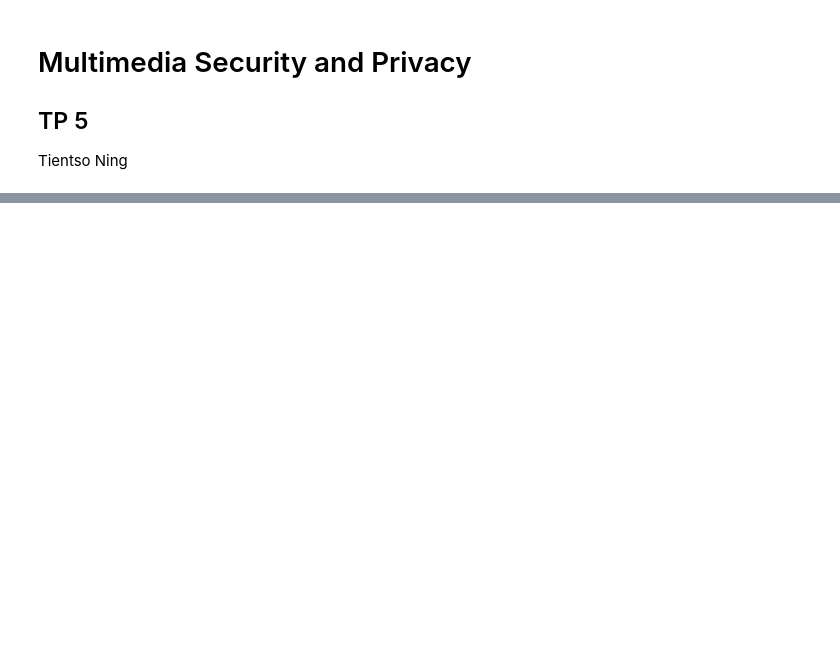
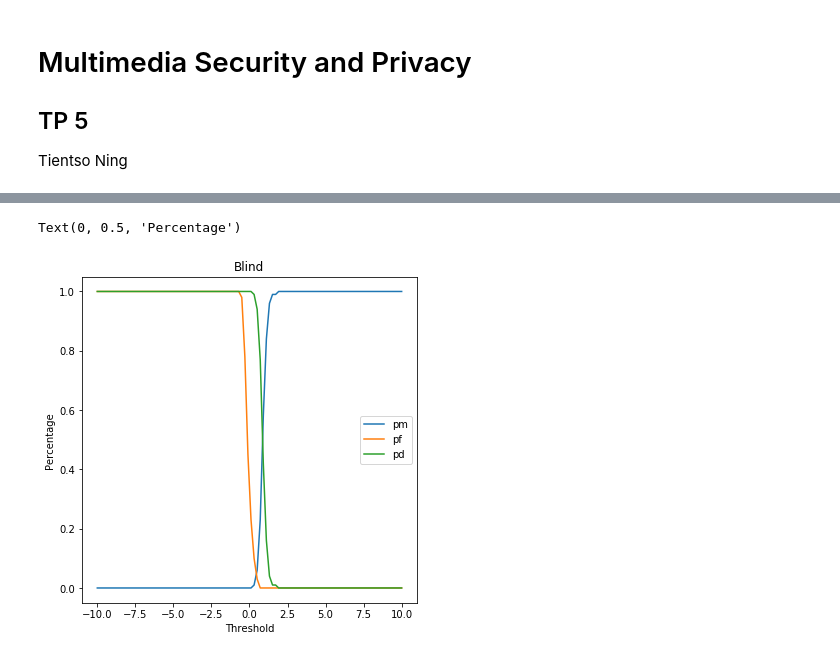
Before and after one commit to kensekense/unige-spring-2020, a Jupyter notebook: privacy/tp5/tp5_privacy_kense.ipynb, the cells around one changed output, grey strips where cells are left out. Saved outputs shown, nothing was run; the diff lists cells and outputs as text; code cells hidden in the pictures; blank space fills up the shorter version.

```diff
--- a/privacy/tp5/tp5_privacy_kense.ipynb
+++ b/privacy/tp5/tp5_privacy_kense.ipynb
@@ -77,0 +299,13 @@ Probability of detection is:  1
+# %%
+#plot the estimated curve of probabilities as a function of T_rho_blind
+plt.figure(figsize=(6,6))
+plt.plot(thresholds,pm_wm_b, label="pm")
+plt.plot(thresholds,pf_wm_b, label="pf")
+plt.plot(thresholds,pd_wm_b, label="pd")
+plt.legend()
+plt.title("Blind")
+plt.xlabel("Threshold")
+plt.ylabel("Percentage")
+# %% [output]
+Text(0, 0.5, 'Percentage')
+[figure, added]
```
Also changed, not shown: parts of 16 cells of this notebook, 1 other file.
